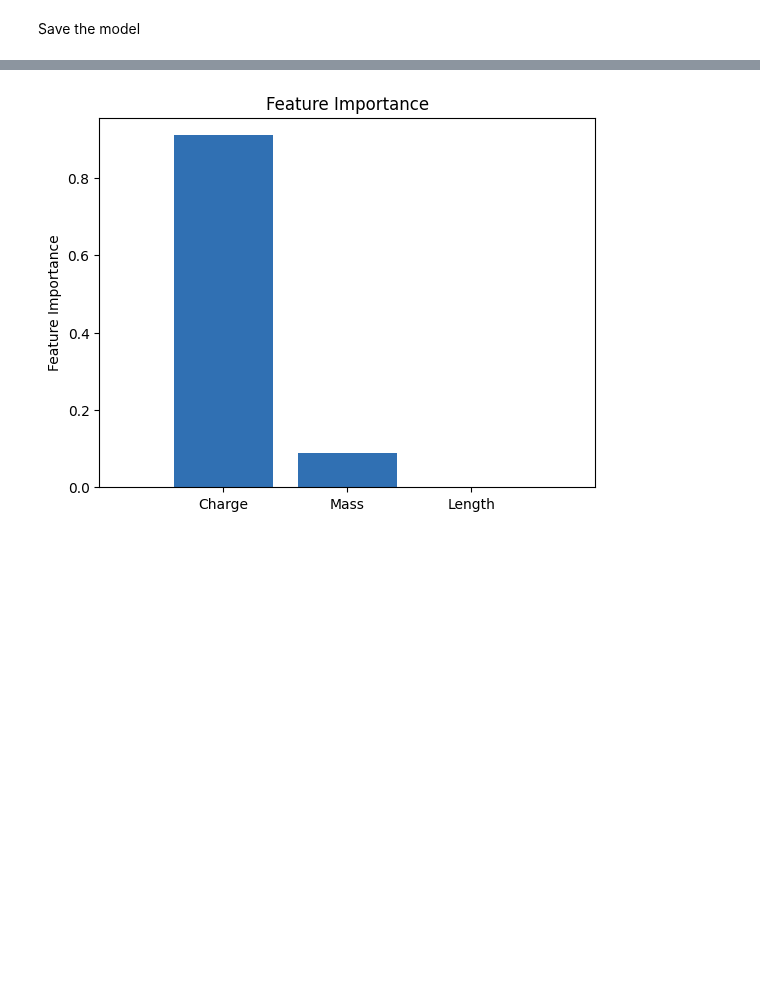
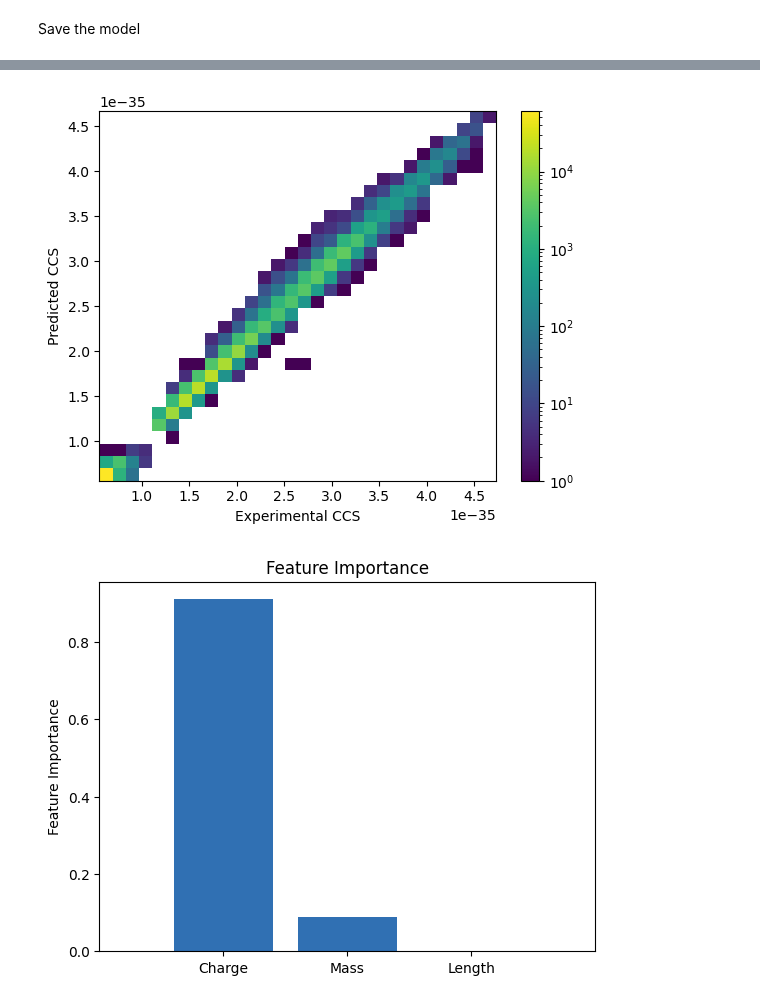
Before and after one commit to IngiumDev/ion-mobility-prediction, a Jupyter notebook: models/random_forest/Random_Forest_alpha_0.1.ipynb, the cells around one changed output, grey strips where cells are left out. Cells and saved outputs as stored; diff of their text form; code cells hidden in the pictures; blank space fills up the shorter version.

```diff
--- a/models/random_forest/Random_Forest_alpha_0.1.ipynb
+++ b/models/random_forest/Random_Forest_alpha_0.1.ipynb
@@ -251,3 +259,18 @@ Spearman's Correlation Coefficient: 0.9984545058898625
+# %%
+ccs_data = mb_clean_frame["CCS"].to_numpy()
+predicted_ccs_data = mb_clean_frame["Predicted CCS"].to_numpy()
+
+
+x = mb_clean_frame["CCS"]
+y = mb_clean_frame["Predicted CCS"]
+
+plt.hist2d(x, y, bins=[30,30],norm=mcolors.LogNorm())
+plt.xlabel("Experimental CCS")
+plt.ylabel("Predicted CCS")
+plt.colorbar()
+plt.show()
+# %% [output]
+[figure, added]
 # %%
 # Get the importances from the final model
 importances = final_model.feature_importances_
```
Also changed, not shown: parts of 5 cells of this notebook.
